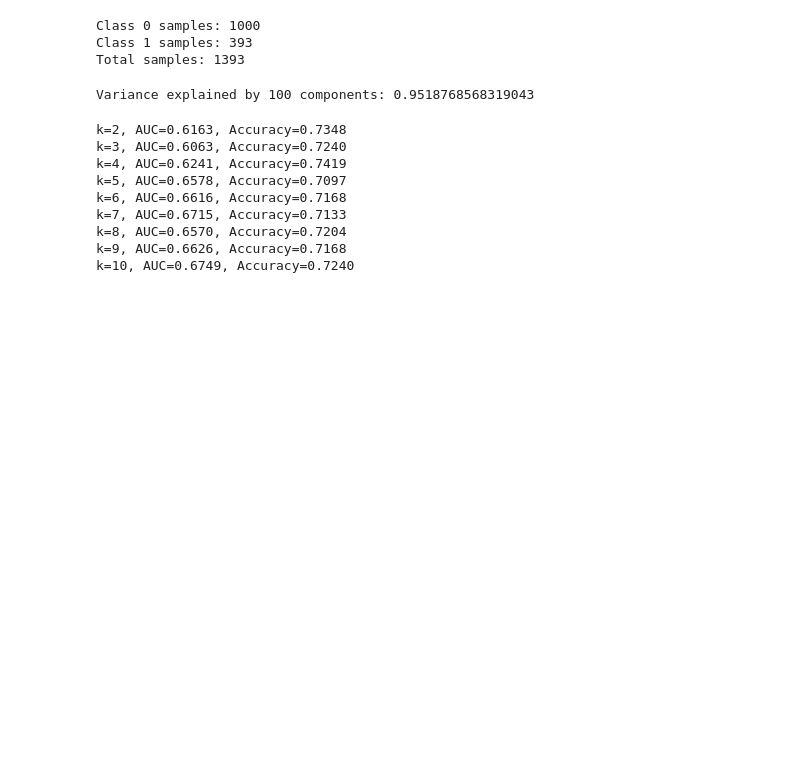
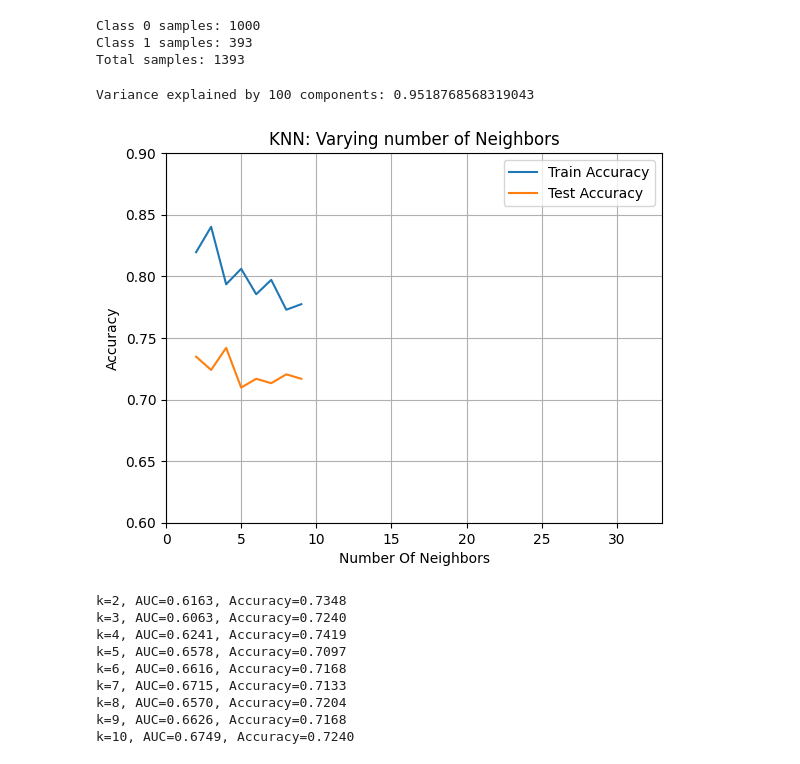
Before and after one commit to mohsley/skin-cancer-detection, a Jupyter notebook: notebooks/knn/knn_skincancer_Anavi.ipynb, the cells around one changed output. Saved outputs shown, nothing was run; the diff lists cells and outputs as text; code cells hidden in the pictures; blank space fills up the shorter version.

```diff
--- a/notebooks/knn/knn_skincancer_Anavi.ipynb
+++ b/notebooks/knn/knn_skincancer_Anavi.ipynb
@@ -459,6 +458,28 @@ Class 0 samples: 1000
 Class 1 samples: 393
 Total samples: 1393
 Variance explained by 100 components: 0.9518768568319043
+# %%
+train_score = {}
+test_score = {}
+n_neighbors = np.arange(2, 10, 1)
+for neighbor in n_neighbors:
+    knn = KNeighborsClassifier(n_neighbors=neighbor)
+    knn.fit(X_train, y_train)
+    train_score[neighbor]=knn.score(X_train, y_train)
+    test_score[neighbor]=knn.score(X_test, y_test)
+# %%
+plt.plot(n_neighbors, train_score.values(), label="Train Accuracy")
+plt.plot(n_neighbors, test_score.values(), label="Test Accuracy")
+plt.xlabel("Number Of Neighbors")
+plt.ylabel("Accuracy")
+plt.title("KNN: Varying number of Neighbors")
+plt.legend()
+plt.xlim(0, 33)
+plt.ylim(0.60, 0.90)
+plt.grid()
+plt.show()
+# %% [output]
+[figure, added]
 # %%
 results = []
 roc_data = []
```
Also changed, not shown: parts of 3 cells of this notebook.
